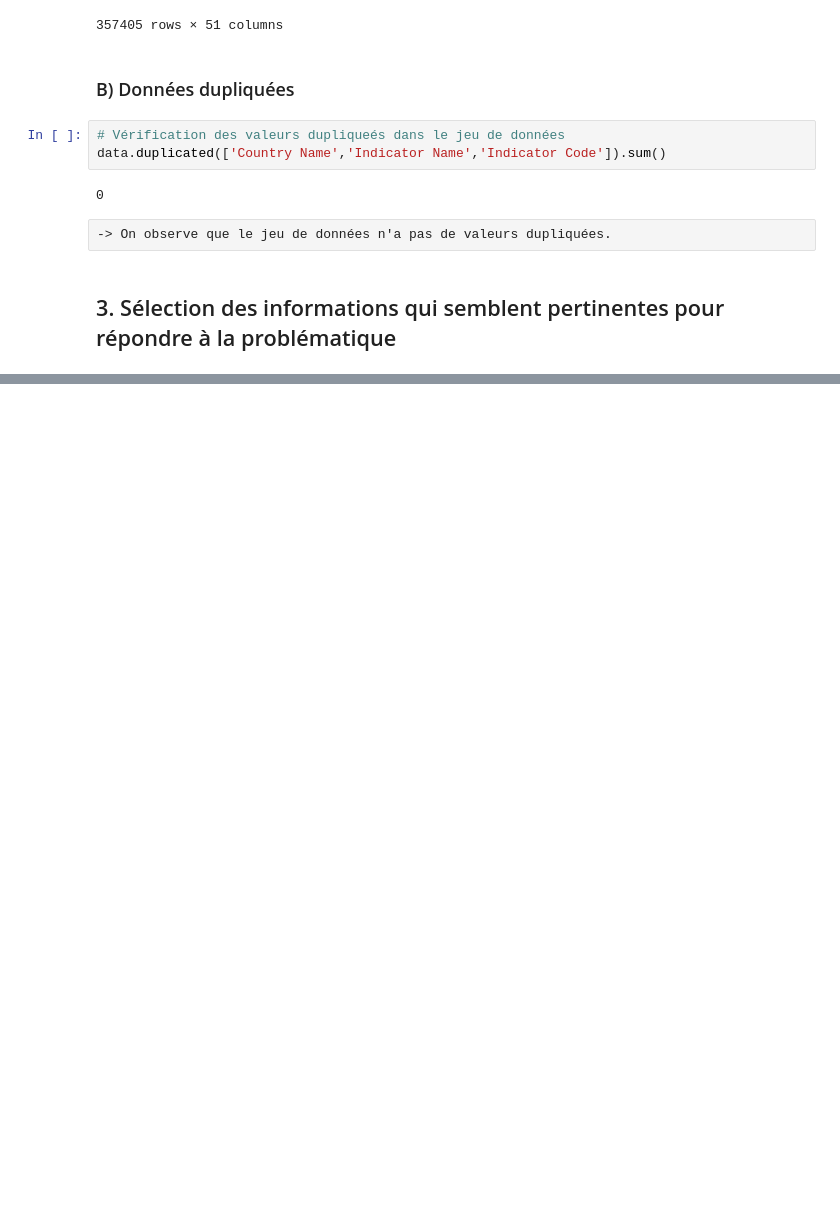
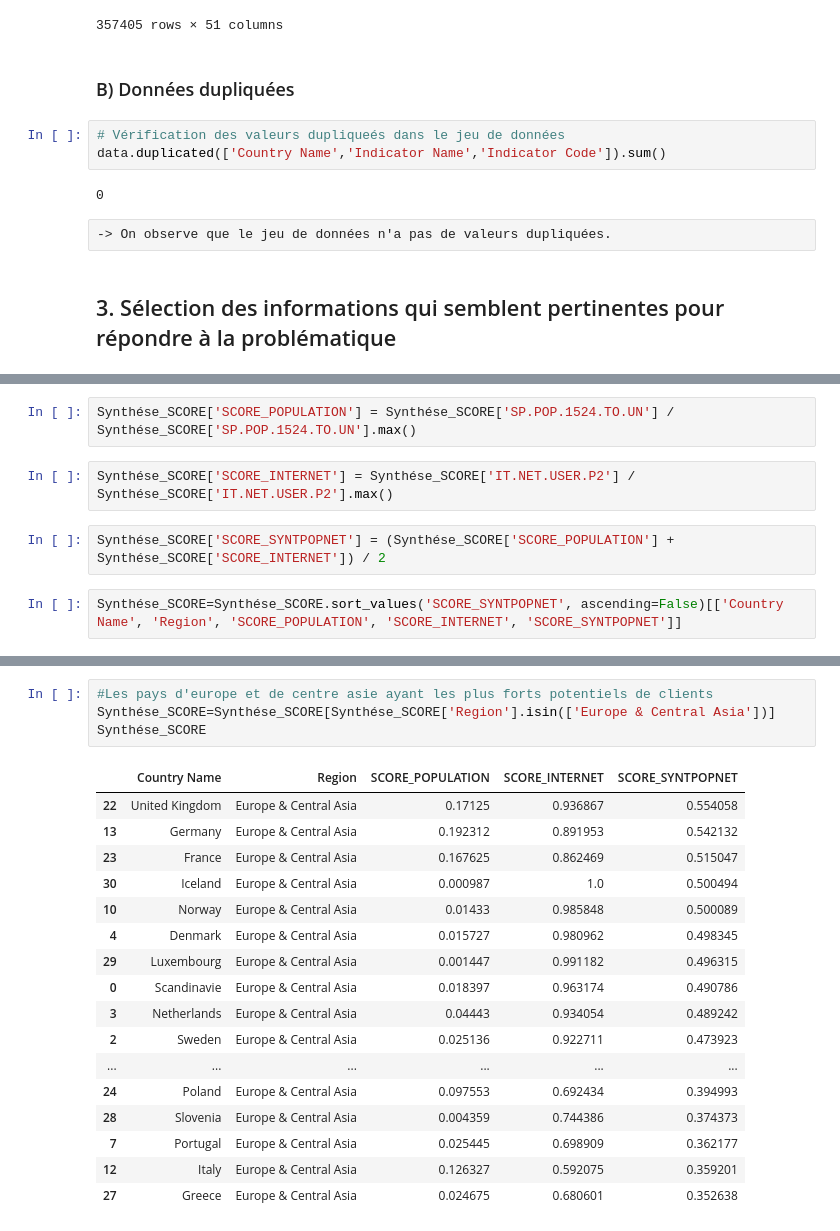
Before and after one commit to Leiel3/OpenClassRooms, a Jupyter notebook: P2/Projet 2 Analysez des données de systèmes éducatifs - EdTech ->> academy -Synthése.ipynb, the cells around one changed output, grey strips where cells are left out. Saved outputs shown, nothing was run; the diff lists cells and outputs as text; blank space fills up the shorter version.

```diff
--- a/P2/Projet 2 Analysez des données de systèmes éducatifs - EdTech ->> academy -Synthése.ipynb
+++ b/P2/Projet 2 Analysez des données de systèmes éducatifs - EdTech ->> academy -Synthése.ipynb
@@ -1334,0 +1391,8 @@ Pscandinave.describe()
+# %%
+Synthése_SCORE['SCORE_POPULATION'] = Synthése_SCORE['SP.POP.1524.TO.UN'] / Synthése_SCORE['SP.POP.1524.TO.UN'].max()
+# %%
+Synthése_SCORE['SCORE_INTERNET'] = Synthése_SCORE['IT.NET.USER.P2'] / Synthése_SCORE['IT.NET.USER.P2'].max()
+# %%
+Synthése_SCORE['SCORE_SYNTPOPNET'] = (Synthése_SCORE['SCORE_POPULATION'] + Synthése_SCORE['SCORE_INTERNET']) / 2
+# %%
+Synthése_SCORE=Synthése_SCORE.sort_values('SCORE_SYNTPOPNET', ascending=False)[['Country Name', 'Region', 'SCORE_POPULATION', 'SCORE_INTERNET', 'SCORE_SYNTPOPNET']]
@@ -1334,0 +1431,22 @@ Pscandinave.describe()
+# %%
+#Les pays d'europe et de centre asie ayant les plus forts potentiels de clients
+Synthése_SCORE=Synthése_SCORE[Synthése_SCORE['Region'].isin(['Europe & Central Asia'])]
+Synthése_SCORE
+# %% [output]
+|  | Country Name | Region | SCORE_POPULATION | SCORE_INTERNET | SCORE_SYNTPOPNET |
+| 22 | United Kingdom | Europe & Central Asia | 0.17125 | 0.936867 | 0.554058 |
+| 13 | Germany | Europe & Central Asia | 0.192312 | 0.891953 | 0.542132 |
+| 23 | France | Europe & Central Asia | 0.167625 | 0.862469 | 0.515047 |
+| 30 | Iceland | Europe & Central Asia | 0.000987 | 1.0 | 0.500494 |
+| 10 | Norway | Europe & Central Asia | 0.01433 | 0.985848 | 0.500089 |
+| 4 | Denmark | Europe & Central Asia | 0.015727 | 0.980962 | 0.498345 |
+| 29 | Luxembourg | Europe & Central Asia | 0.001447 | 0.991182 | 0.496315 |
+| 0 | Scandinavie | Europe & Central Asia | 0.018397 | 0.963174 | 0.490786 |
+| 3 | Netherlands | Europe & Central Asia | 0.04443 | 0.934054 | 0.489242 |
+| 2 | Sweden | Europe & Central Asia | 0.025136 | 0.922711 | 0.473923 |
+| ... | ... | ... | ... | ... | ... |
+| 24 | Poland | Europe & Central Asia | 0.097553 | 0.692434 | 0.394993 |
+| 28 | Slovenia | Europe & Central Asia | 0.004359 | 0.744386 | 0.374373 |
+| 7 | Portugal | Europe & Central Asia | 0.025445 | 0.698909 | 0.362177 |
+| 12 | Italy | Europe & Central Asia | 0.126327 | 0.592075 | 0.359201 |
+| 27 | Greece | Europe & Central Asia | 0.024675 | 0.680601 | 0.352638 |
```
Also changed, not shown: parts of 86 cells of this notebook.
